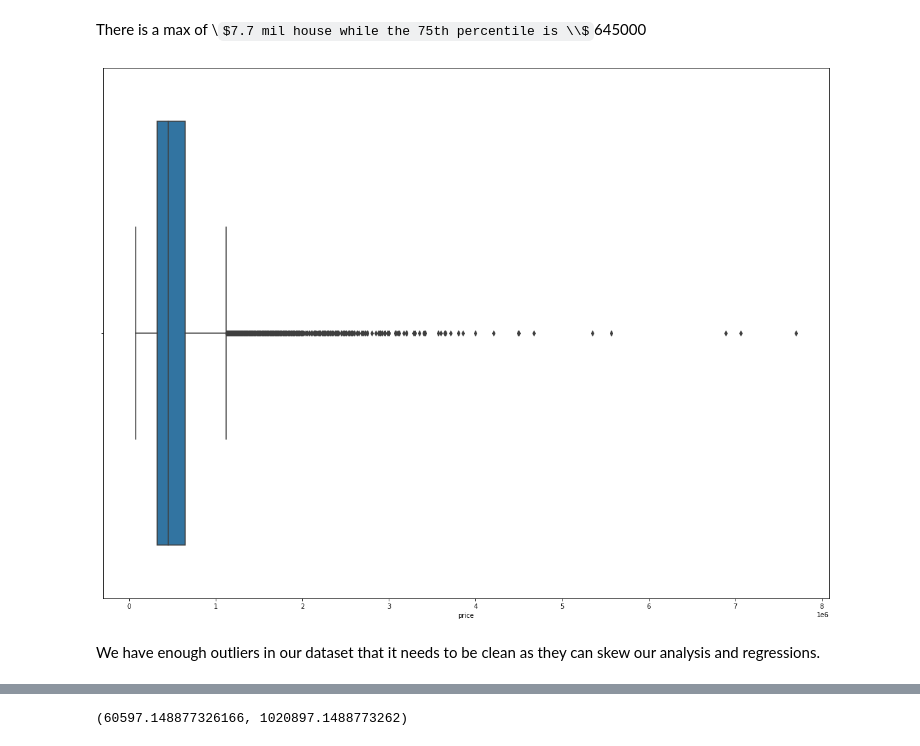
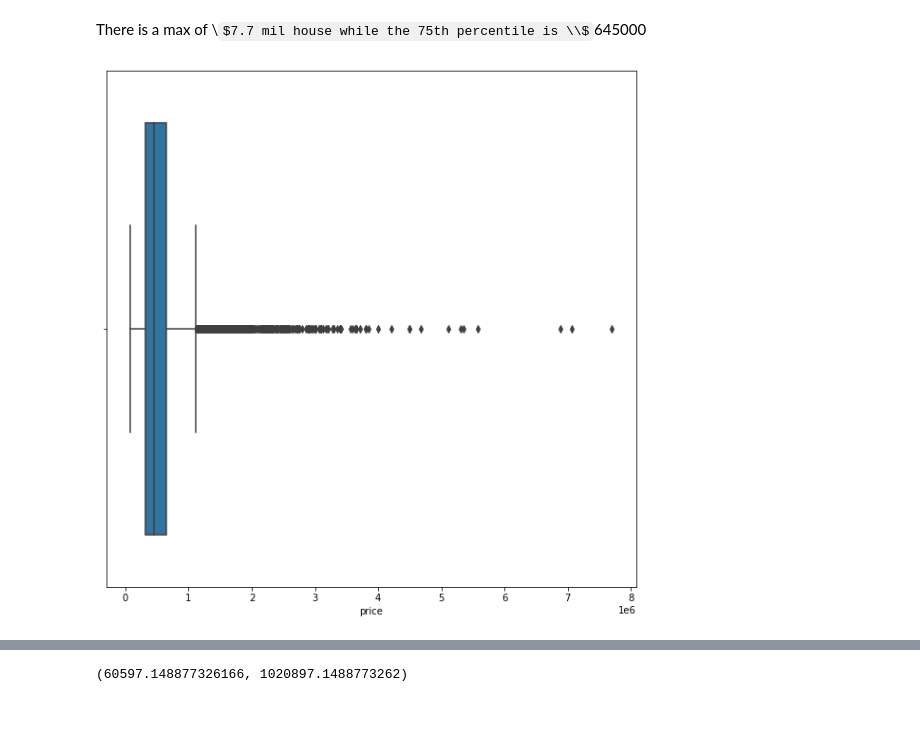
Before and after one commit to xiaohua-su/King_County_Real_Estate_Analysis, a Jupyter notebook: King_County_Real_Estate_Analysis.ipynb, the cells around one changed output, grey strips where cells are left out. Cells and saved outputs as stored; diff of their text form; code cells hidden in the pictures; some formulas as TeX source; blank space fills up the shorter version.

```diff
--- a/King_County_Real_Estate_Analysis.ipynb
+++ b/King_County_Real_Estate_Analysis.ipynb
@@ -271,9 +271,6 @@ dtypes: datetime64[ns](1), float64(6), int64(8), object(5)
 memory usage: 3.4+ MB
 # %% [markdown]
 We've got some nulls in the `view` column, but the number of null values *vis-à-vis*  the number of total rows in the dataframe is such that we can safely drop those nulls without worrying about our conclusions being affected.
-# %%
-#removing spaces for underscore to encode better
-df_copy.grade = [x.replace(" ", "_").strip() for x in df_copy.grade]
 # %%
 # Dropping nulls from column `view`
 df_copy = df_copy.dropna(subset = ['view'])
@@ -338,10 +335,8 @@ df_copy.describe()
 There is a max of \\$7.7 mil house while the 75th percentile is \\$645000
 # %%
 #looking at price
-fig, ax = plt.subplots(figsize = (20, 15))
-sns.boxplot(df_copy['price']);
+fig, ax = plt.subplots(figsize = (10, 10))
+sns.boxplot(x = df_copy['price']);
 # %% [output]
-[figure, old version]
+[figure, new version]
-# %% [markdown]
-We have enough outliers in our dataset that it needs to be clean as they can skew our analysis and regressions.
 # %%
```
Also changed, not shown: parts of 22 cells of this notebook.
